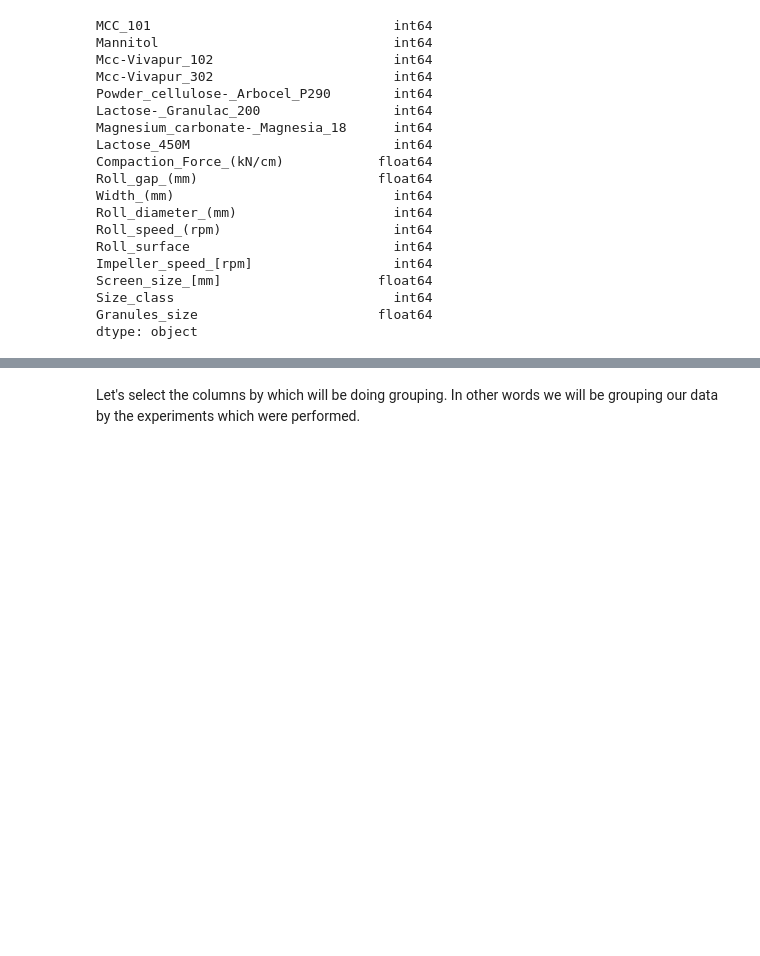
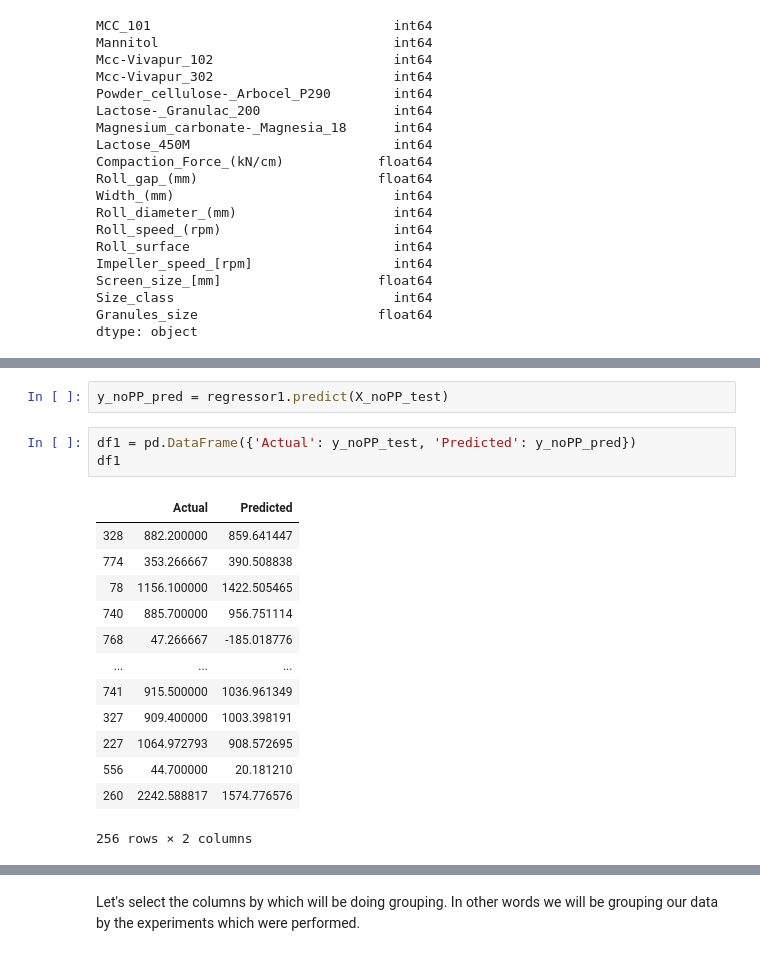
Before and after one commit to jszlek/03_NTU_workshop_Data_preprocessing_Python_notebook, a Jupyter notebook: Data_preprocessing.ipynb, the cells around one changed output, grey strips where cells are left out. Drawn from its saved outputs; the diff is of its cells as text; blank space fills up the shorter version.

```diff
--- a/Data_preprocessing.ipynb
+++ b/Data_preprocessing.ipynb
@@ -68,0 +109,19 @@ dtype: object
+# %%
+y_noPP_pred = regressor1.predict(X_noPP_test)
+# %%
+df1 = pd.DataFrame({'Actual': y_noPP_test, 'Predicted': y_noPP_pred})
+df1
+# %% [output]
+|  | Actual | Predicted |
+| 328 | 882.200000 | 859.641447 |
+| 774 | 353.266667 | 390.508838 |
+| 78 | 1156.100000 | 1422.505465 |
+| 740 | 885.700000 | 956.751114 |
+| 768 | 47.266667 | -185.018776 |
+| ... | ... | ... |
+| 741 | 915.500000 | 1036.961349 |
+| 327 | 909.400000 | 1003.398191 |
+| 227 | 1064.972793 | 908.572695 |
+| 556 | 44.700000 | 20.181210 |
+| 260 | 2242.588817 | 1574.776576 |
+256 rows × 2 columns
```
Also changed, not shown: parts of 30 cells of this notebook.
